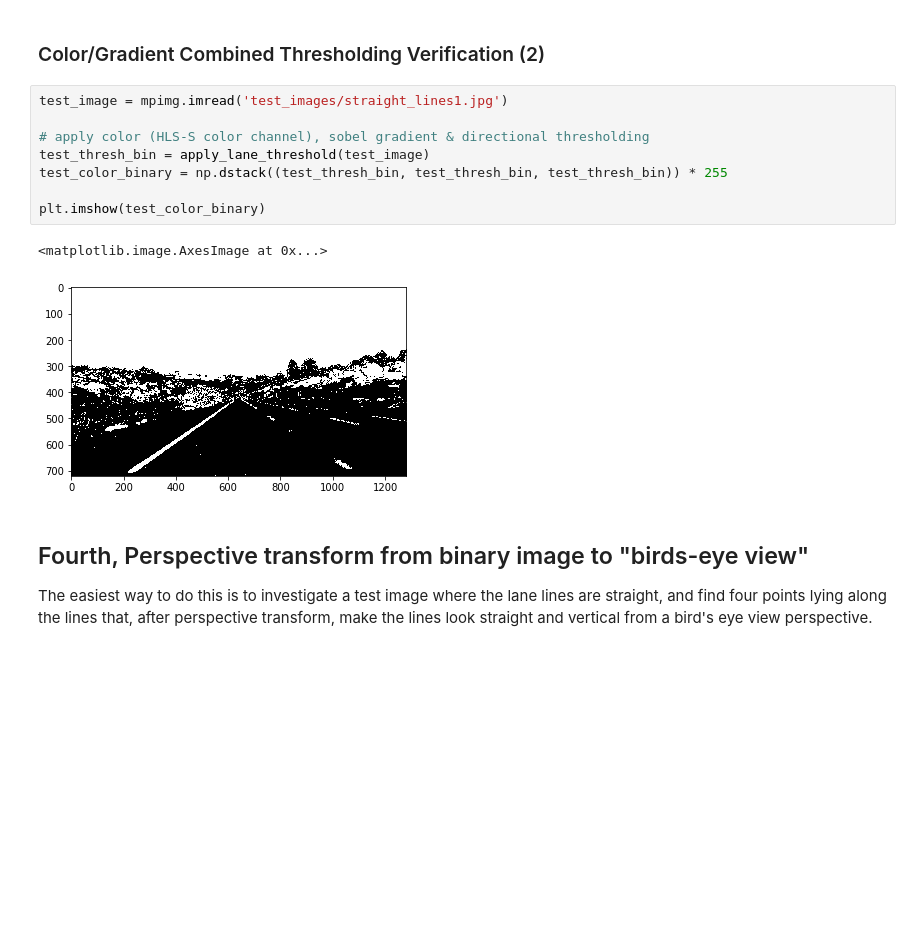
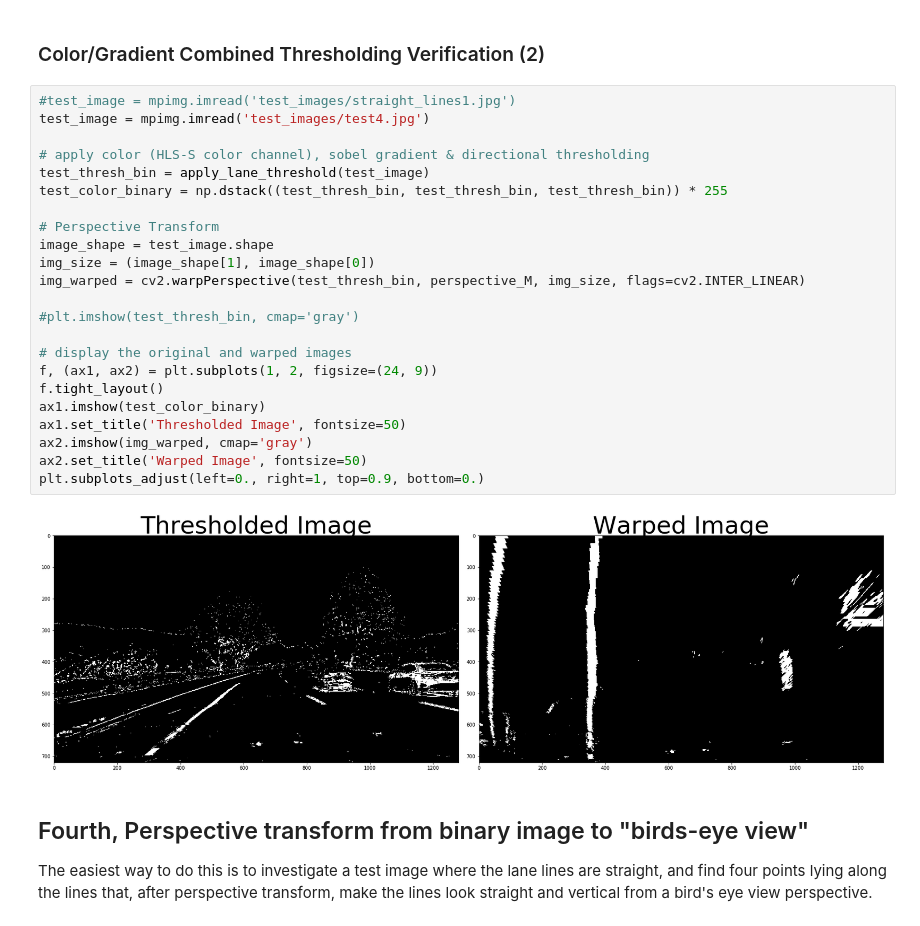
Before and after one commit to hdcloud/CarND-Advanced-Lane-Lines, a Jupyter notebook: P2.ipynb, the cells around one changed output. Cells and saved outputs as stored; diff of their text form; blank space fills up the shorter version.

```diff
--- a/P2.ipynb
+++ b/P2.ipynb
@@ -180,16 +190,30 @@ plt.subplots_adjust(left=0., right=2, top=0.9, bottom=0.)
 # %% [markdown]
 ### Color/Gradient Combined Thresholding Verification (2)
-# %%
-test_image = mpimg.imread('test_images/straight_lines1.jpg')
-
-# apply color (HLS-S color channel), sobel gradient & directional thresholding
-test_thresh_bin = apply_lane_threshold(test_image)
-test_color_binary = np.dstack((test_thresh_bin, test_thresh_bin, test_thresh_bin)) * 255
-
-plt.imshow(test_color_binary)
-# %% [output]
-<matplotlib.image.AxesImage at 0x...>
-[figure, removed]
+# %%
+#test_image = mpimg.imread('test_images/straight_lines1.jpg')
+test_image = mpimg.imread('test_images/test4.jpg')
+
+# apply color (HLS-S color channel), sobel gradient & directional thresholding
+test_thresh_bin = apply_lane_threshold(test_image)
+test_color_binary = np.dstack((test_thresh_bin, test_thresh_bin, test_thresh_bin)) * 255
+
+# Perspective Transform
+image_shape = test_image.shape
+img_size = (image_shape[1], image_shape[0])
+img_warped = cv2.warpPerspective(test_thresh_bin, perspective_M, img_size, flags=cv2.INTER_LINEAR)
+
+#plt.imshow(test_thresh_bin, cmap='gray')
+
+# display the original and warped images
+f, (ax1, ax2) = plt.subplots(1, 2, figsize=(24, 9))
+f.tight_layout()
+ax1.imshow(test_color_binary)
+ax1.set_title('Thresholded Image', fontsize=50)
+ax2.imshow(img_warped, cmap='gray')
+ax2.set_title('Warped Image', fontsize=50)
+plt.subplots_adjust(left=0., right=1, top=0.9, bottom=0.)
+# %% [output]
+[figure, added]
 # %% [markdown]
 ## Fourth, Perspective transform from binary image to "birds-eye view"
 
```
Also changed, not shown: parts of 13 cells of this notebook, 4 other files.
